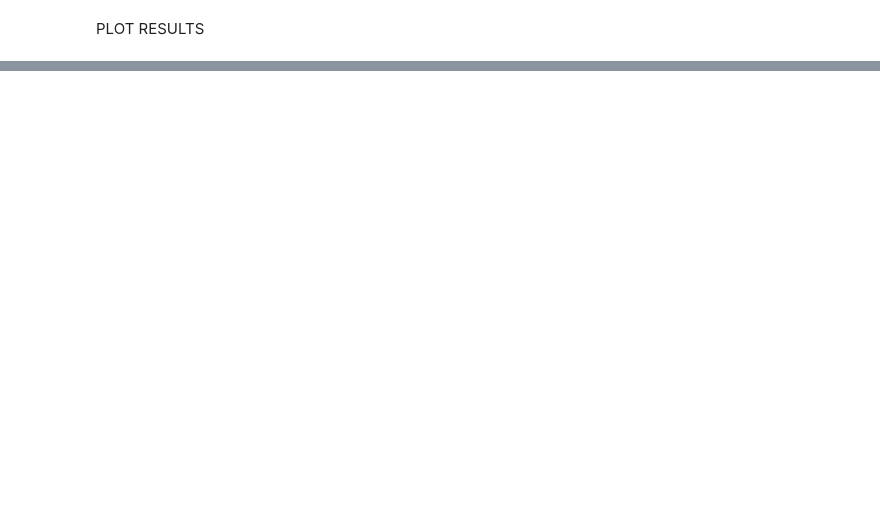
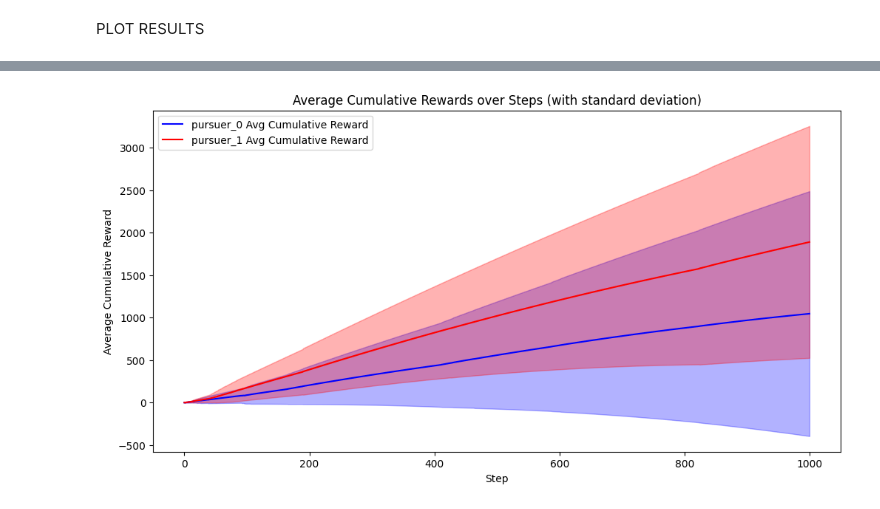
Before and after one commit to yidilozdemir/PettingZoo-Haptic-Waterworld, a Jupyter notebook: SB3-training/metrics-eval-notebook.ipynb, the cells around one changed output, grey strips where cells are left out. Cells and saved outputs as stored; diff of their text form; code cells hidden in the pictures; blank space fills up the shorter version.

```diff
--- a/SB3-training/metrics-eval-notebook.ipynb
+++ b/SB3-training/metrics-eval-notebook.ipynb
@@ -230,0 +293,32 @@ plt.savefig(f"{plot_dir}/metrics_over_steps.png")
+# %%
+# Plot average cumulative rewards with shaded areas
+plt.figure(figsize=(12, 6))
+colors = {'pursuer_0': 'blue', 'pursuer_1': 'red'}
+for agent in df['agent'].unique():
+    try:
+        agent_data = df[df['agent'] == agent]
+        grouped = agent_data.groupby(['game', 'step'])['rewards'].sum().astype(float).groupby('step')
+        cumulative_rewards_mean = grouped.mean().cumsum()
+        cumulative_rewards_std = grouped.std().cumsum()
+
+        steps = cumulative_rewards_mean.index
+        mean_values = cumulative_rewards_mean.values
+        std_values = cumulative_rewards_std.values
+
+        plt.plot(steps, mean_values, label=f'{agent} Avg Cumulative Reward', color=colors[agent])
+        plt.fill_between(steps,
+                         mean_values - std_values,
+                         mean_values + std_values,
+                         alpha=0.3,
+                         color=colors[agent])
+    except Exception as e:
+        print(f"Warning: Could not plot average cumulative rewards for agent {agent}. Error: {str(e)}")
+        continue
+
+plt.title('Average Cumulative Rewards over Steps (with standard deviation)')
+plt.xlabel('Step')
+plt.ylabel('Average Cumulative Reward')
+plt.legend()
+plt.savefig(f"{plot_dir}/avg_cumulative_rewards_shaded.png")
+# %% [output]
+[figure, added]
```
Also changed, not shown: parts of 17 cells of this notebook.
